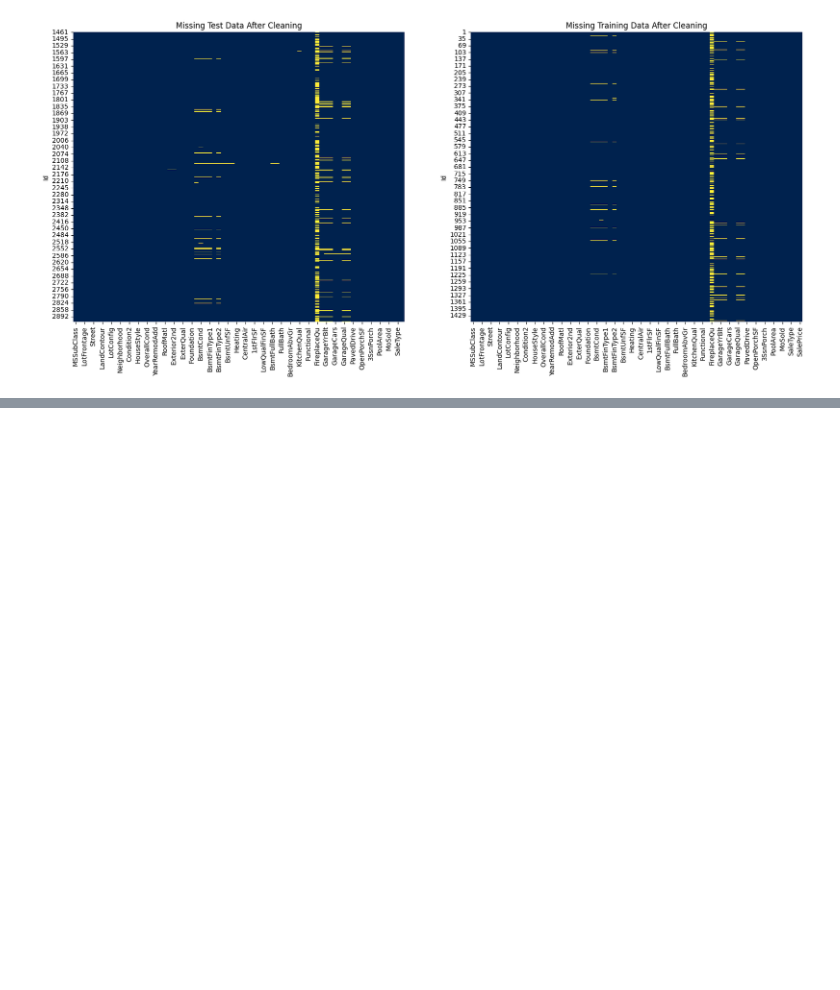
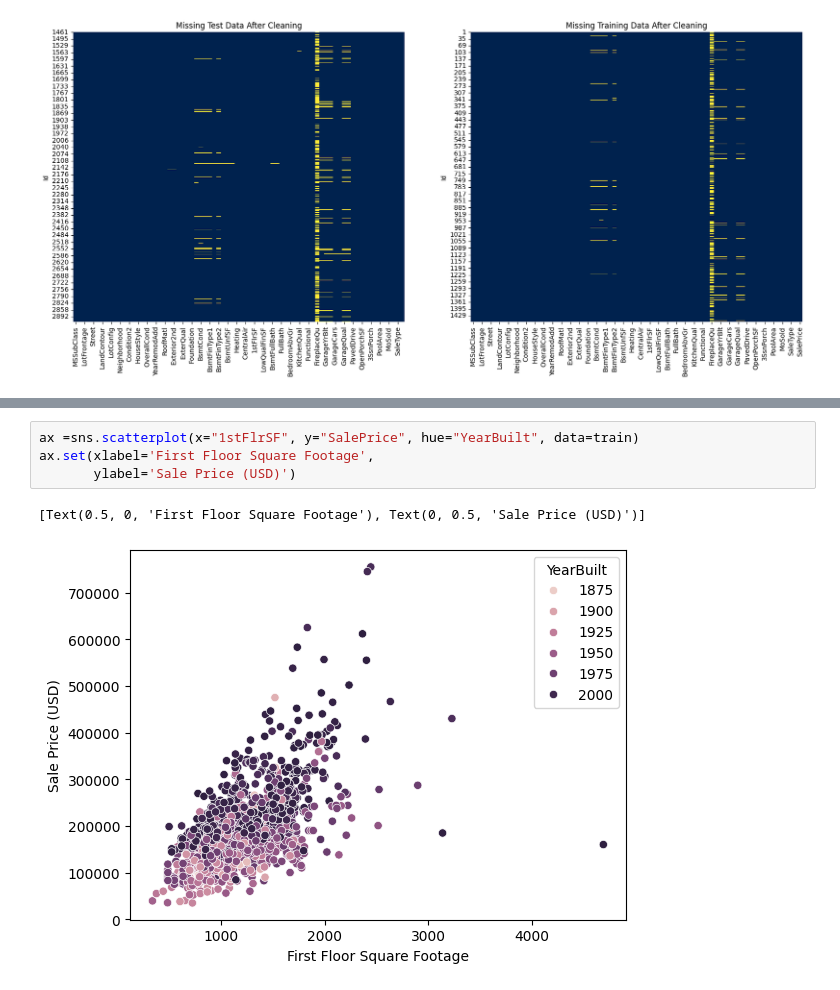
Before and after one commit to dustyshaw/Data_Sci_Final, a Jupyter notebook: Math_3080_Final.ipynb, the cells around one changed output, grey strips where cells are left out. Drawn from its saved outputs; the diff is of its cells as text; blank space fills up the shorter version.

```diff
--- a/Math_3080_Final.ipynb
+++ b/Math_3080_Final.ipynb
@@ -244,0 +315,7 @@ sns.heatmap(numeric_test.corr())
+# %%
+ax =sns.scatterplot(x="1stFlrSF", y="SalePrice", hue="YearBuilt", data=train)
+ax.set(xlabel='First Floor Square Footage',
+       ylabel='Sale Price (USD)')
+# %% [output]
+[Text(0.5, 0, 'First Floor Square Footage'), Text(0, 0.5, 'Sale Price (USD)')]
+[figure, added]
```
Also changed, not shown: parts of 18 cells of this notebook, 1 other file.
